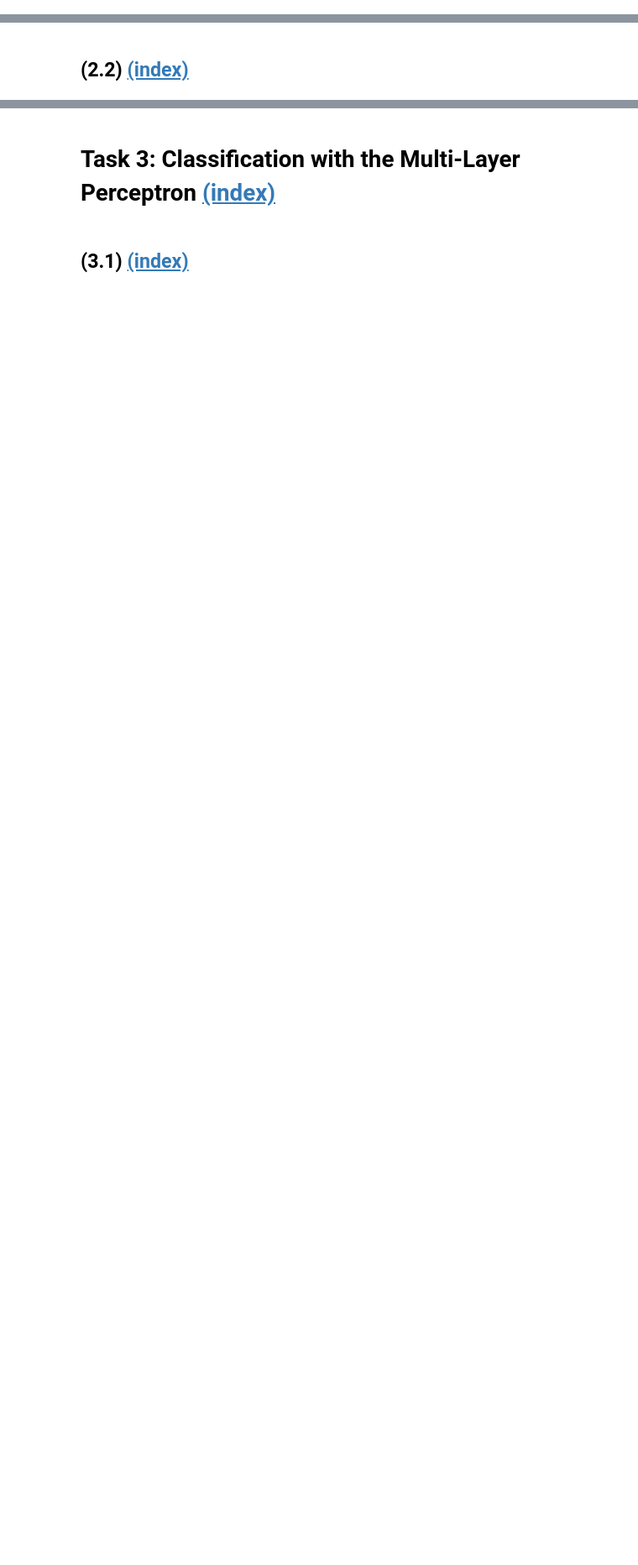
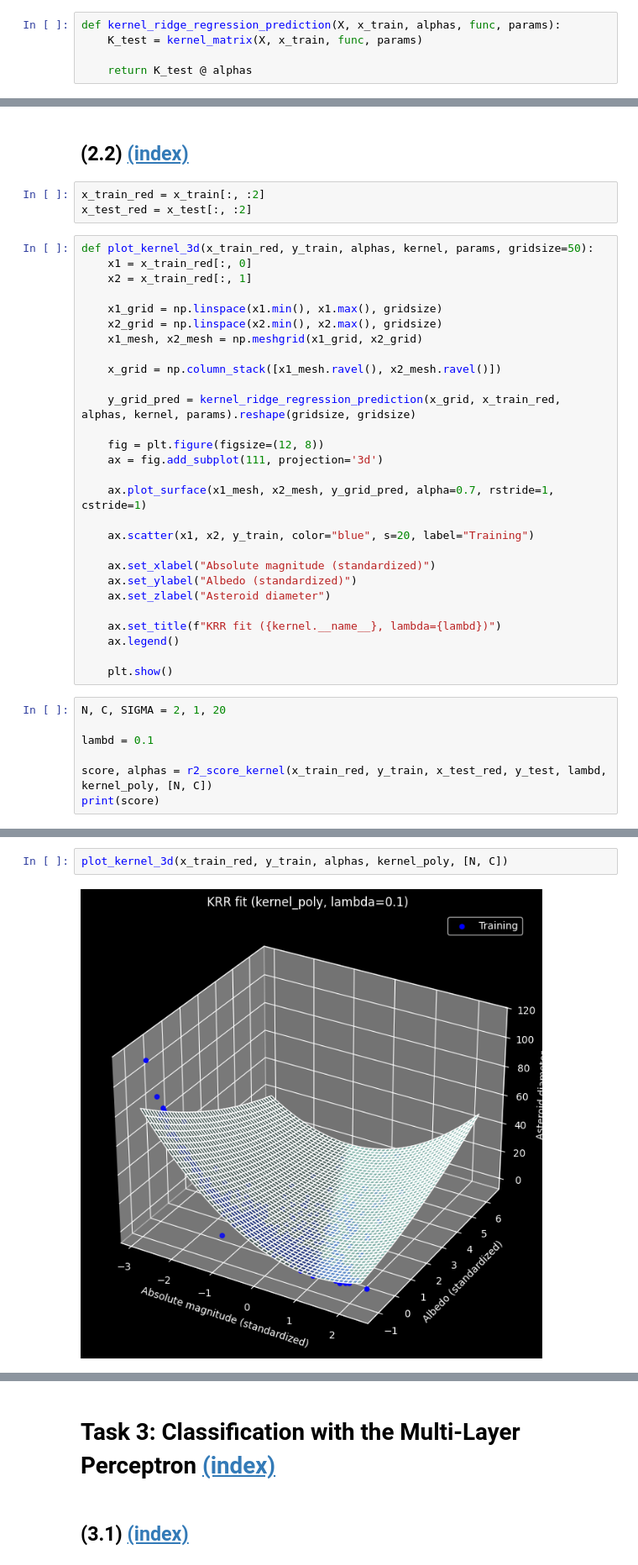
Before and after one commit to typtrue/data-science, a Jupyter notebook: CW1/02404325_Coursework1-final.ipynb, the cells around one changed output, grey strips where cells are left out. Shown at 84% size. Cells and saved outputs as stored; diff of their text form; blank space fills up the shorter version.

```diff
--- a/CW1/02404325_Coursework1-final.ipynb
+++ b/CW1/02404325_Coursework1-final.ipynb
@@ -364,0 +389,5 @@ def ridge_est(x_train, y_train, lambd=0.1):
+# %%
+def kernel_ridge_regression_prediction(X, x_train, alphas, func, params):
+    K_test = kernel_matrix(X, x_train, func, params)
+
+    return K_test @ alphas
@@ -366,3 +429,41 @@ def ridge_est(x_train, y_train, lambd=0.1):
 <a name="task-22"></a>
 
 ## (2.2) [(index)](#index-task-22)
+# %%
+x_train_red = x_train[:, :2]
+x_test_red = x_test[:, :2]
+# %%
+def plot_kernel_3d(x_train_red, y_train, alphas, kernel, params, gridsize=50):
+    x1 = x_train_red[:, 0]
+    x2 = x_train_red[:, 1]
+
+    x1_grid = np.linspace(x1.min(), x1.max(), gridsize)
+    x2_grid = np.linspace(x2.min(), x2.max(), gridsize)
+    x1_mesh, x2_mesh = np.meshgrid(x1_grid, x2_grid)
+
+    x_grid = np.column_stack([x1_mesh.ravel(), x2_mesh.ravel()])
+
+    y_grid_pred = kernel_ridge_regression_prediction(x_grid, x_train_red, alphas, kernel, params).reshape(gridsize, gridsize)
+
+    fig = plt.figure(figsize=(12, 8))
+    ax = fig.add_subplot(111, projection='3d')
+
+    ax.plot_surface(x1_mesh, x2_mesh, y_grid_pred, alpha=0.7, rstride=1, cstride=1)
+
+    ax.scatter(x1, x2, y_train, color="blue", s=20, label="Training")
+
+    ax.set_xlabel("Absolute magnitude (standardized)")
+    ax.set_ylabel("Albedo (standardized)")
+    ax.set_zlabel("Asteroid diameter")
+
+    ax.set_title(f"KRR fit ({kernel.__name__}, lambda={lambd})")
+    ax.legend()
+
+    plt.show()
+# %%
+N, C, SIGMA = 2, 1, 20
+
+lambd = 0.1
+
+score, alphas = r2_score_kernel(x_train_red, y_train, x_test_red, y_test, lambd, kernel_poly, [N, C])
+print(score)
@@ -368,0 +472,4 @@ def ridge_est(x_train, y_train, lambd=0.1):
+# %%
+plot_kernel_3d(x_train_red, y_train, alphas, kernel_poly, [N, C])
+# %% [output]
+[figure, added]
```
Also changed, not shown: parts of 30 cells of this notebook.
